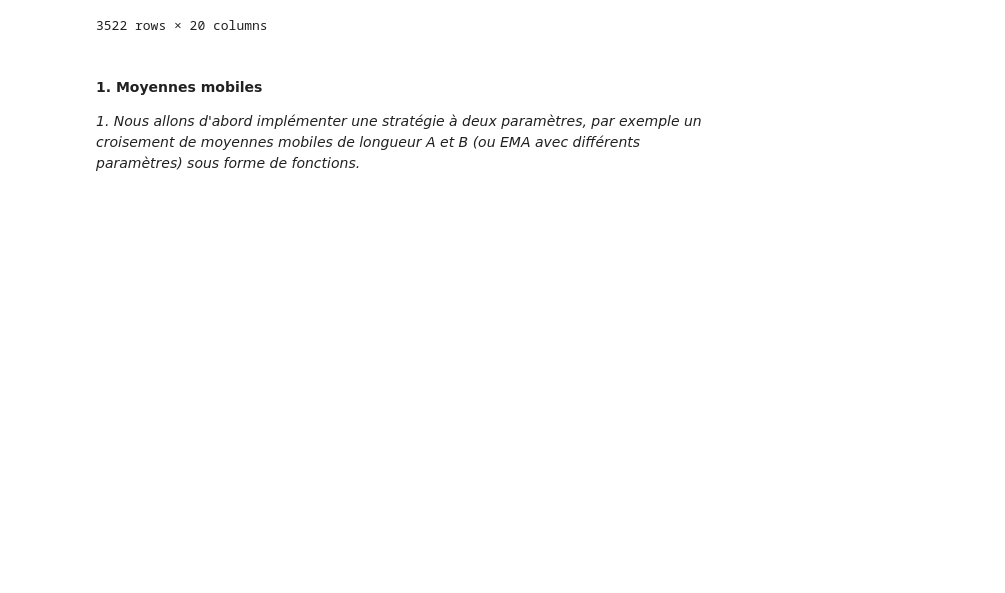
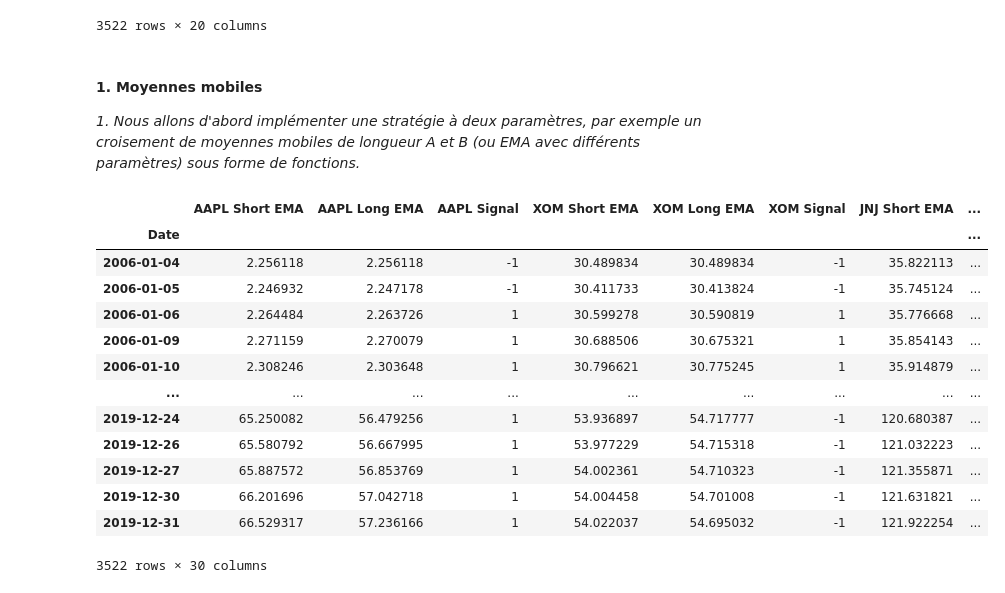
Before and after one commit to ethantrentin/Markets-Physic, a Jupyter notebook: TP2.ipynb, the cells around one changed output. Cells and saved outputs as stored; diff of their text form; code cells hidden in the pictures; blank space fills up the shorter version.

```diff
--- a/TP2.ipynb
+++ b/TP2.ipynb
@@ -86,21 +86,54 @@ df
 *1. Nous allons d'abord implémenter une stratégie à deux paramètres, par exemple un croisement de moyennes mobiles de longueur A et B (ou EMA avec différents paramètres) sous forme de fonctions.*
 # %%
 def ema_crossover_strategy(df, tickers, short_window, long_window):
-    """Implements a simpleEMA crossover strategy.
+    """
+    Implements a simple EMA crossover strategy.
 
-    Args :
-    df : pandas.DataFrame with the adjusted close prices of all stocks and their log returns
-    short_window : int, the short EMA window
-    long_window : int, the long EMA window
+    Args:
+        df : pandas.DataFrame
+            DataFrame with the adjusted close prices of stocks.
+        tickers : list
+            List of ticker symbols corresponding to the columns in df.
+        short_window : int
+            The short EMA window (using half-life or span as intended).
+        long_window : int
+            The long EMA window.
 
-    Returns :
-    signals : pandas.DataFrame with the signals of the strategy for each stock considered.
+    Returns:
+        signals : pandas.DataFrame
+            DataFrame with the signals and EMA values for each stock.
     """
     signals = pd.DataFrame(index=df.index)
+
     for stock in tickers:
-        signals[stock + " Short EMA"] = df[stock].ewm(half_life=short_window).mean()
-        signals[stock + " Long EMA"] = df[stock].ewm(half_life=long_window).mean()
+        # Compute the short and long EMAs. Change half_life to span if desired.
+        signals[stock + " Short EMA"] = df[stock].ewm(halflife =short_window).mean()
+        signals[stock + " Long EMA"] = df[stock].ewm(halflife =long_window).mean()
 
-        signals[stock + " Signal"] = 0
-        signals.loc[signals[stock + " Short EMA"] > signals[stock + " Long EMA"], stock + " Signal"] = 1
-        signals.loc[signals[stock + " Short EMA"] < signals[stock + " Long EMA"], stock + " Signal"] = -1
+        # Generate signals: 1 if short EMA > long EMA, else -1.
+        signals[stock + " Signal"] = np.where(
+            signals[stock + " Short EMA"] > signals[stock + " Long EMA"],
+            1,
+            -1
+        )
+
+    return signals
+# %%
+# On applique la stratégie à nos données
+signals = ema_crossover_strategy(df, tickers, 10, 50)
+signals
+# %% [output]
+|  | AAPL Short EMA | AAPL Long EMA | AAPL Signal | XOM Short EMA | XOM Long EMA | XOM Signal | JNJ Short EMA | ... |
+| Date |  |  |  |  |  |  |  | ... |
+| 2006-01-04 | 2.256118 | 2.256118 | -1 | 30.489834 | 30.489834 | -1 | 35.822113 | ... |
+| 2006-01-05 | 2.246932 | 2.247178 | -1 | 30.411733 | 30.413824 | -1 | 35.745124 | ... |
+| 2006-01-06 | 2.264484 | 2.263726 | 1 | 30.599278 | 30.590819 | 1 | 35.776668 | ... |
+| 2006-01-09 | 2.271159 | 2.270079 | 1 | 30.688506 | 30.675321 | 1 | 35.854143 | ... |
+| 2006-01-10 | 2.308246 | 2.303648 | 1 | 30.796621 | 30.775245 | 1 | 35.914879 | ... |
+| ... | ... | ... | ... | ... | ... | ... | ... | ... |
+| 2019-12-24 | 65.250082 | 56.479256 | 1 | 53.936897 | 54.717777 | -1 | 120.680387 | ... |
+| 2019-12-26 | 65.580792 | 56.667995 | 1 | 53.977229 | 54.715318 | -1 | 121.032223 | ... |
+| 2019-12-27 | 65.887572 | 56.853769 | 1 | 54.002361 | 54.710323 | -1 | 121.355871 | ... |
+| 2019-12-30 | 66.201696 | 57.042718 | 1 | 54.004458 | 54.701008 | -1 | 121.631821 | ... |
+| 2019-12-31 | 66.529317 | 57.236166 | 1 | 54.022037 | 54.695032 | -1 | 121.922254 | ... |
+3522 rows × 30 columns
```
Also changed, not shown: parts of 5 cells of this notebook.
